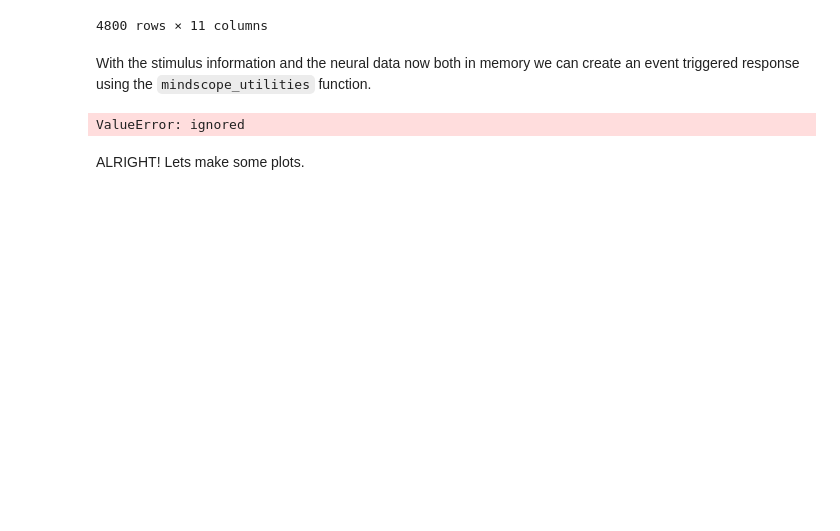
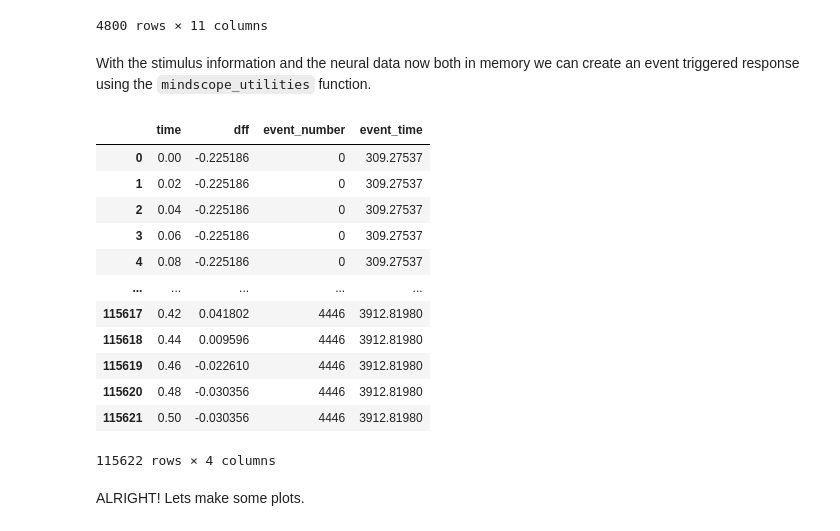
Before and after one commit to CJWhyte/NeuromatchProject, a Jupyter notebook: DataForPlasticityProject.ipynb, the cells around one changed output. Drawn from its saved outputs; the diff is of its cells as text; code cells hidden in the pictures; blank space fills up the shorter version.

```diff
--- a/DataForPlasticityProject.ipynb
+++ b/DataForPlasticityProject.ipynb
@@ -175,8 +181,8 @@ elif celltype == 'SST':
   i_fam = ophys_experiment_table.query('cre_line == "Sst-IRES-Cre" and behavior_condition == "active" and experimental_condition == "familiar"')['ophys_container_id']
   i_nov = ophys_experiment_table.query('cre_line == "Sst-IRES-Cre" and behavior_condition == "active" and experimental_condition == "novel"')['ophys_container_id']
 elif celltype == 'Exc':
-  i_fam = ophys_experiment_table.query('cre_line == "Vip-IRES-Cre" and behavior_condition == "active" and experimental_condition == "familiar"')['ophys_container_id']
-  i_nov = ophys_experiment_table.query('cre_line == "Vip-IRES-Cre" and behavior_condition == "active" and experimental_condition == "novel"')['ophys_container_id']
+  i_fam = ophys_experiment_table.query('cre_line == "Slc17a7-IRES2-Cre" and behavior_condition == "active" and experimental_condition == "familiar"')['ophys_container_id']
+  i_nov = ophys_experiment_table.query('cre_line == "Slc17a7-IRES2-Cre" and behavior_condition == "active" and experimental_condition == "novel"')['ophys_container_id']
 
 # Which containers are in both conditions for all three cells
 unic_fam = i_fam.unique()
@@ -262,11 +265,6 @@ def ismember(A, B):
 
 cell_ids_fam = fam_experiment_neural_data['cell_specimen_id'].unique()
 cell_ids_nov = nov_experiment_neural_data['cell_specimen_id'].unique()
-# print('there are {} unique cells'.format(len(cell_ids_fam)))
-# print('cell ids are: {}'.format(cell_ids_fam))
-
-# print('there are {} unique cells'.format(len(cell_ids_nov)))
-# print('cell ids are: {}'.format(cell_ids_nov))
 
 # Choose only one neuron ID
 cell_id_index = ismember(cell_ids_fam,cell_ids_nov)
@@ -277,8 +275,8 @@ print('cell ids are: {}'.format(cell_id_index))
 # use this to index into cell_ids_fam
 cell_id_index = cell_id_index.astype(bool)
 cell_id = cell_ids_fam[cell_id_index]
-# take first 10 cells
-cell_id = cell_id[0:10]
+# take first 6 cells
+cell_id = cell_id[0:6]
 
 print(cell_id)
 # %% [output]
@@ -360,25 +357,46 @@ fam_stimulus_table.head(-1)
 # %% [markdown]
 With the stimulus information and the neural data now both in memory we can create an event triggered response using the `mindscope_utilities` function.
 # %%
-EventTimeSeries_fam_dff = np.zeros([117130,10])
-EventTimeSeries_fam_time = np.zeros([117130,10])
-EventTimeSeries_fam_event = np.zeros([117130,10])
+if celltype == 'VIP':
+  EventTimeSeries_fam_dff = np.zeros([117130,10])
+  EventTimeSeries_fam_time = np.zeros([117130,10])
+  EventTimeSeries_fam_event = np.zeros([117130,10])
+elif celltype == 'SST':
+  EventTimeSeries_fam_dff = np.zeros([115622,10])
+  EventTimeSeries_fam_time = np.zeros([115622,10])
+  EventTimeSeries_fam_event = np.zeros([115622,10])
+elif celltype == 'Exc':
+  z = 0
+
+
 for i,cell_index in enumerate(cell_id):
   etr_fam = mindscope_utilities.event_triggered_response(
       data = fam_experiment_neural_data.query('cell_specimen_id == @cell_index'),
       t = 'timestamps',
       y = 'dff',
       event_times = fam_stimulus_table.query('is_change == False and omitted == False')['start_time'],
       t_before=0,
       t_after=.5,
       output_sampling_rate = 50,
   )
 
   EventTimeSeries_fam_dff[:,i] = etr_fam.dff;
   EventTimeSeries_fam_time[:,i] = etr_fam.time
   EventTimeSeries_fam_event[:,i] = etr_fam.event_number
 
 etr_fam
 # %% [output]
+|  | time | dff | event_number | event_time |
+| 0 | 0.00 | -0.225186 | 0 | 309.27537 |
+| 1 | 0.02 | -0.225186 | 0 | 309.27537 |
+| 2 | 0.04 | -0.225186 | 0 | 309.27537 |
+| 3 | 0.06 | -0.225186 | 0 | 309.27537 |
+| 4 | 0.08 | -0.225186 | 0 | 309.27537 |
+| ... | ... | ... | ... | ... |
+| 115617 | 0.42 | 0.041802 | 4446 | 3912.81980 |
+| 115618 | 0.44 | 0.009596 | 4446 | 3912.81980 |
+| 115619 | 0.46 | -0.022610 | 4446 | 3912.81980 |
+| 115620 | 0.48 | -0.030356 | 4446 | 3912.81980 |
+| 115621 | 0.50 | -0.030356 | 4446 | 3912.81980 |
-ValueError: ignored
+115622 rows × 4 columns
 # %%
```
Also changed, not shown: parts of 10 cells of this notebook.
